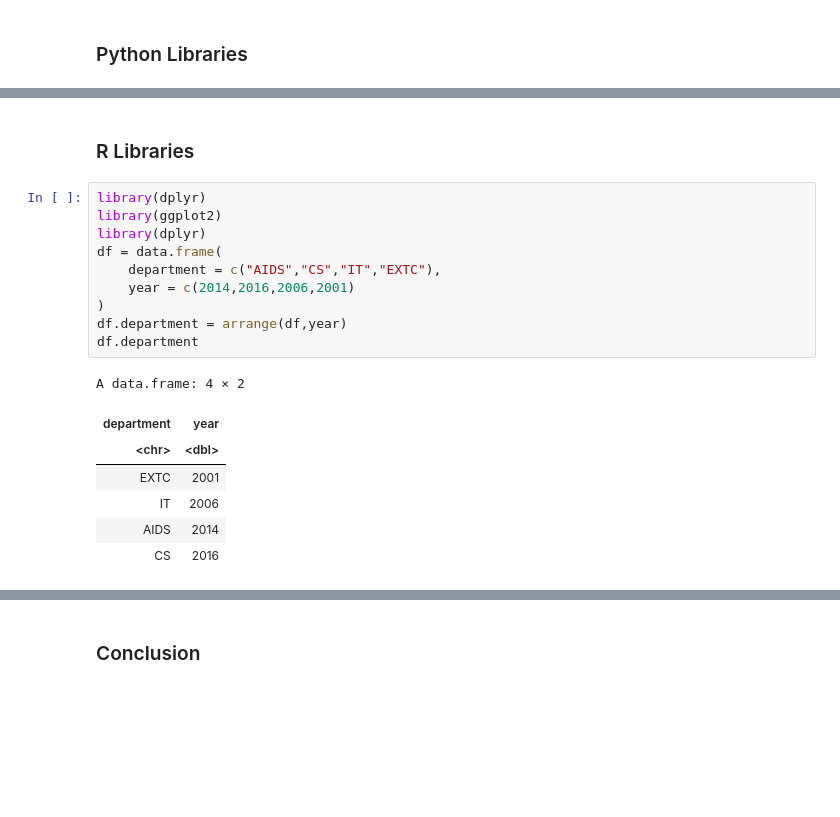
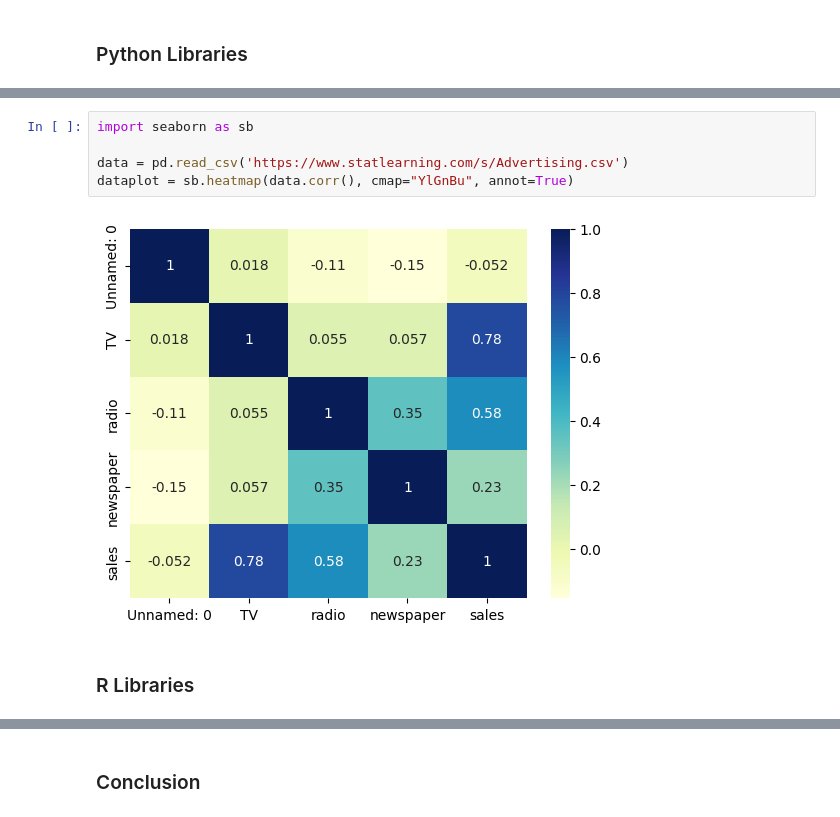
Before and after one commit to SpecularAura/DAV-SEM5, a Jupyter notebook: Experiment11.ipynb, the cells around one changed output, grey strips where cells are left out. Drawn from its saved outputs; the diff is of its cells as text; blank space fills up the shorter version.

```diff
--- a/Experiment11.ipynb
+++ b/Experiment11.ipynb
@@ -159,20 +137,9 @@ print(missing)
+# %%
+import seaborn as sb
+
+data = pd.read_csv('https://www.statlearning.com/s/Advertising.csv')
+dataplot = sb.heatmap(data.corr(), cmap="YlGnBu", annot=True)
+# %% [output]
+[figure, added]
 # %% [markdown]
 ### R Libraries
-# %%
-library(dplyr)
-library(ggplot2)
-library(dplyr)
-df = data.frame(
-    department = c("AIDS","CS","IT","EXTC"),
-    year = c(2014,2016,2006,2001)
-)
-df.department = arrange(df,year)
-df.department
-# %% [output]
-A data.frame: 4 × 2
-| department | year |
-| <chr> | <dbl> |
-| EXTC | 2001 |
-| IT | 2006 |
-| AIDS | 2014 |
-| CS | 2016 |
```
Also changed, not shown: parts of 11 cells of this notebook.
